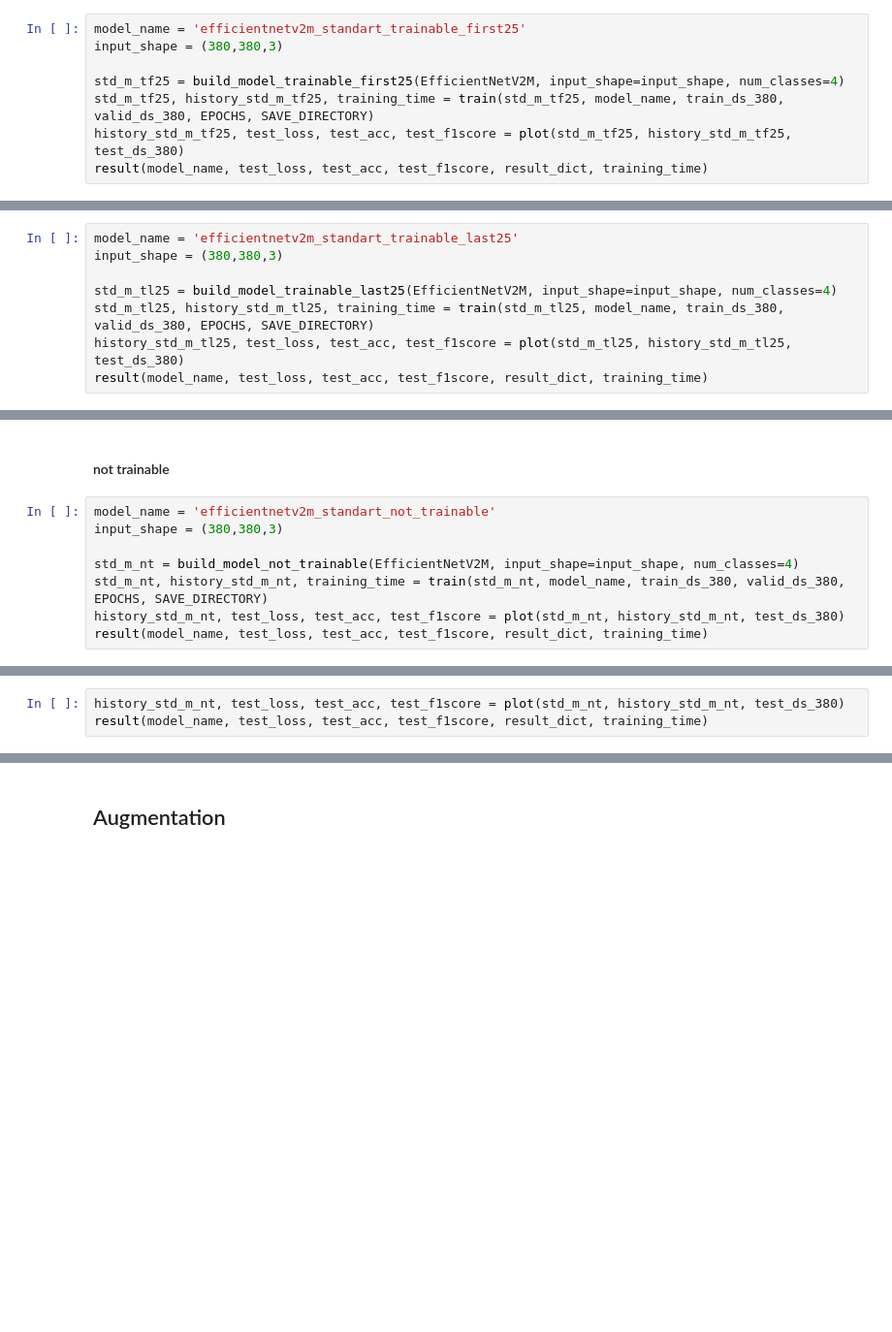
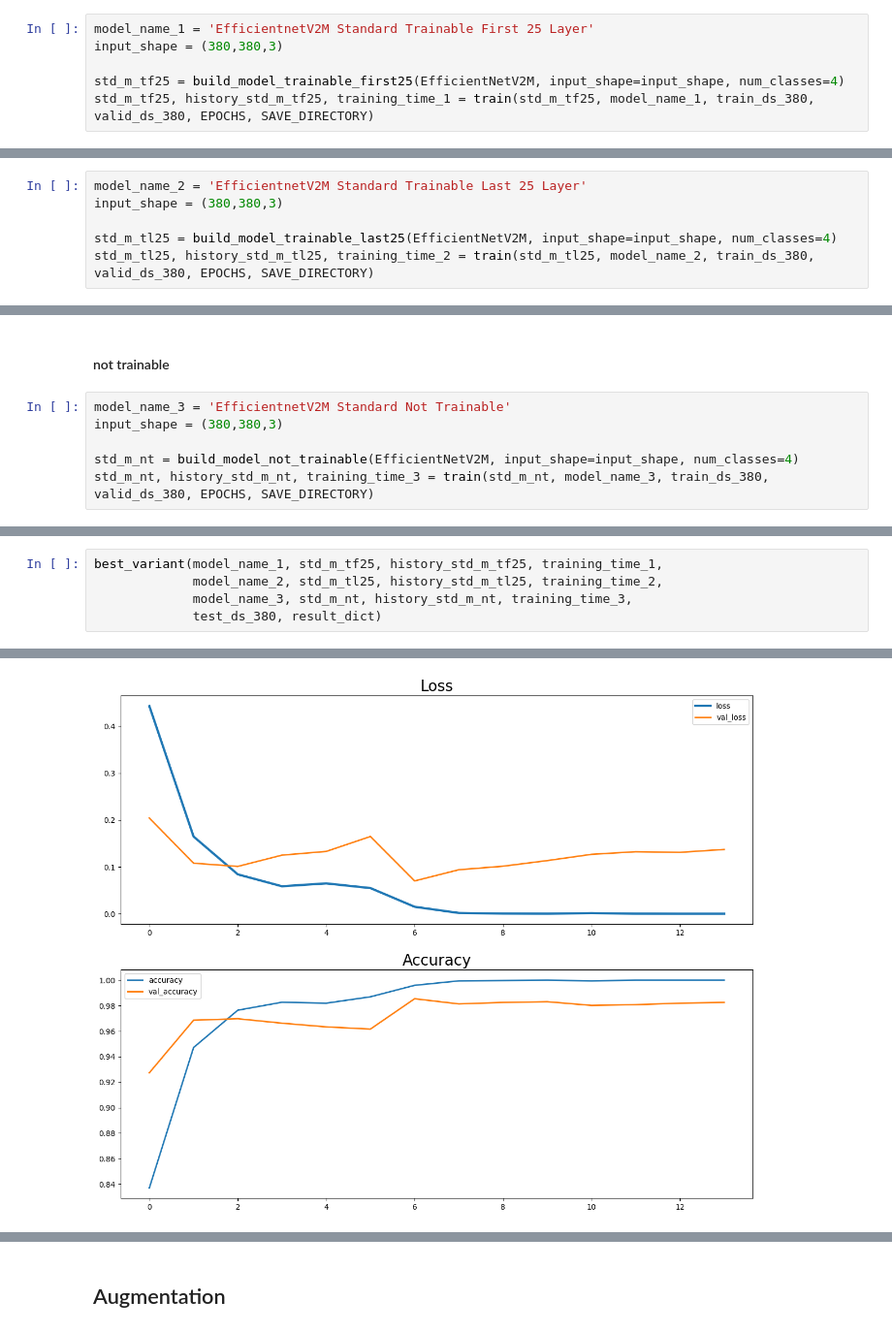
Before and after one commit to earfunnyy/Brain-Tumor-Classification, a Jupyter notebook: train.ipynb, the cells around one changed output, grey strips where cells are left out. Shown: that part at 97% size. Cells and saved outputs as stored; diff of their text form; blank space fills up the shorter version.

```diff
--- a/train.ipynb
+++ b/train.ipynb
@@ -646,11 +640,9 @@ weighted avg    0.94979   0.94889   0.94859      1311
 # %% [markdown]
 #### trainable first25
 # %%
-model_name = 'efficientnetv2m_standart_trainable_first25'
+model_name_1 = 'EfficientnetV2M Standard Trainable First 25 Layer'
 input_shape = (380,380,3)
 
 std_m_tf25 = build_model_trainable_first25(EfficientNetV2M, input_shape=input_shape, num_classes=4)
-std_m_tf25, history_std_m_tf25, training_time = train(std_m_tf25, model_name, train_ds_380, valid_ds_380, EPOCHS, SAVE_DIRECTORY)
-history_std_m_tf25, test_loss, test_acc, test_f1score = plot(std_m_tf25, history_std_m_tf25, test_ds_380)
-result(model_name, test_loss, test_acc, test_f1score, result_dict, training_time)
+std_m_tf25, history_std_m_tf25, training_time_1 = train(std_m_tf25, model_name_1, train_ds_380, valid_ds_380, EPOCHS, SAVE_DIRECTORY)
 # %% [output]
@@ -689,11 +670,9 @@ weighted avg    0.99011   0.99008   0.99009      1311
 # %% [markdown]
 #### trainable last25
 # %%
-model_name = 'efficientnetv2m_standart_trainable_last25'
+model_name_2 = 'EfficientnetV2M Standard Trainable Last 25 Layer'
 input_shape = (380,380,3)
 
 std_m_tl25 = build_model_trainable_last25(EfficientNetV2M, input_shape=input_shape, num_classes=4)
-std_m_tl25, history_std_m_tl25, training_time = train(std_m_tl25, model_name, train_ds_380, valid_ds_380, EPOCHS, SAVE_DIRECTORY)
-history_std_m_tl25, test_loss, test_acc, test_f1score = plot(std_m_tl25, history_std_m_tl25, test_ds_380)
-result(model_name, test_loss, test_acc, test_f1score, result_dict, training_time)
+std_m_tl25, history_std_m_tl25, training_time_2 = train(std_m_tl25, model_name_2, train_ds_380, valid_ds_380, EPOCHS, SAVE_DIRECTORY)
 # %% [output]
@@ -732,11 +698,9 @@ weighted avg    0.98057   0.98017   0.98020      1311
 # %% [markdown]
 #### not trainable
 # %%
-model_name = 'efficientnetv2m_standart_not_trainable'
+model_name_3 = 'EfficientnetV2M Standard Not Trainable'
 input_shape = (380,380,3)
 
 std_m_nt = build_model_not_trainable(EfficientNetV2M, input_shape=input_shape, num_classes=4)
-std_m_nt, history_std_m_nt, training_time = train(std_m_nt, model_name, train_ds_380, valid_ds_380, EPOCHS, SAVE_DIRECTORY)
-history_std_m_nt, test_loss, test_acc, test_f1score = plot(std_m_nt, history_std_m_nt, test_ds_380)
-result(model_name, test_loss, test_acc, test_f1score, result_dict, training_time)
+std_m_nt, history_std_m_nt, training_time_3 = train(std_m_nt, model_name_3, train_ds_380, valid_ds_380, EPOCHS, SAVE_DIRECTORY)
 # %% [output]
@@ -762,3 +723,0 @@ NameError: name 'test_ds_280' is not defined
-# %%
-history_std_m_nt, test_loss, test_acc, test_f1score = plot(std_m_nt, history_std_m_nt, test_ds_380)
-result(model_name, test_loss, test_acc, test_f1score, result_dict, training_time)
@@ -795,0 +724,6 @@ weighted avg    0.94216   0.93822   0.93825      1311
+# %%
+best_variant(model_name_1, std_m_tf25, history_std_m_tf25, training_time_1,
+             model_name_2, std_m_tl25, history_std_m_tl25, training_time_2,
+             model_name_3, std_m_nt, history_std_m_nt, training_time_3,
+             test_ds_380, result_dict)
+# %% [output]
@@ -795,0 +747 @@ weighted avg    0.94216   0.93822   0.93825      1311
+[figure, added]
```
Also changed, not shown: parts of 39 cells of this notebook.
